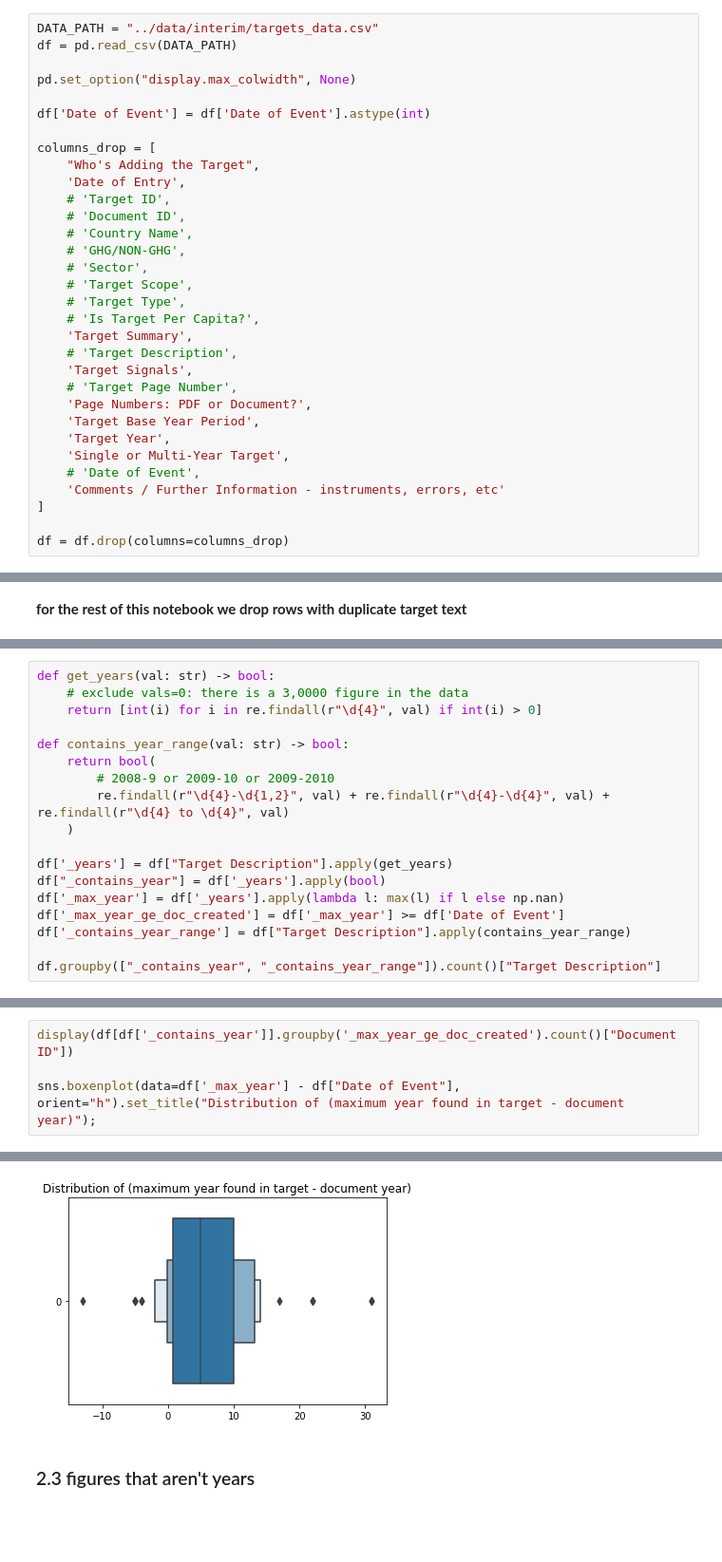
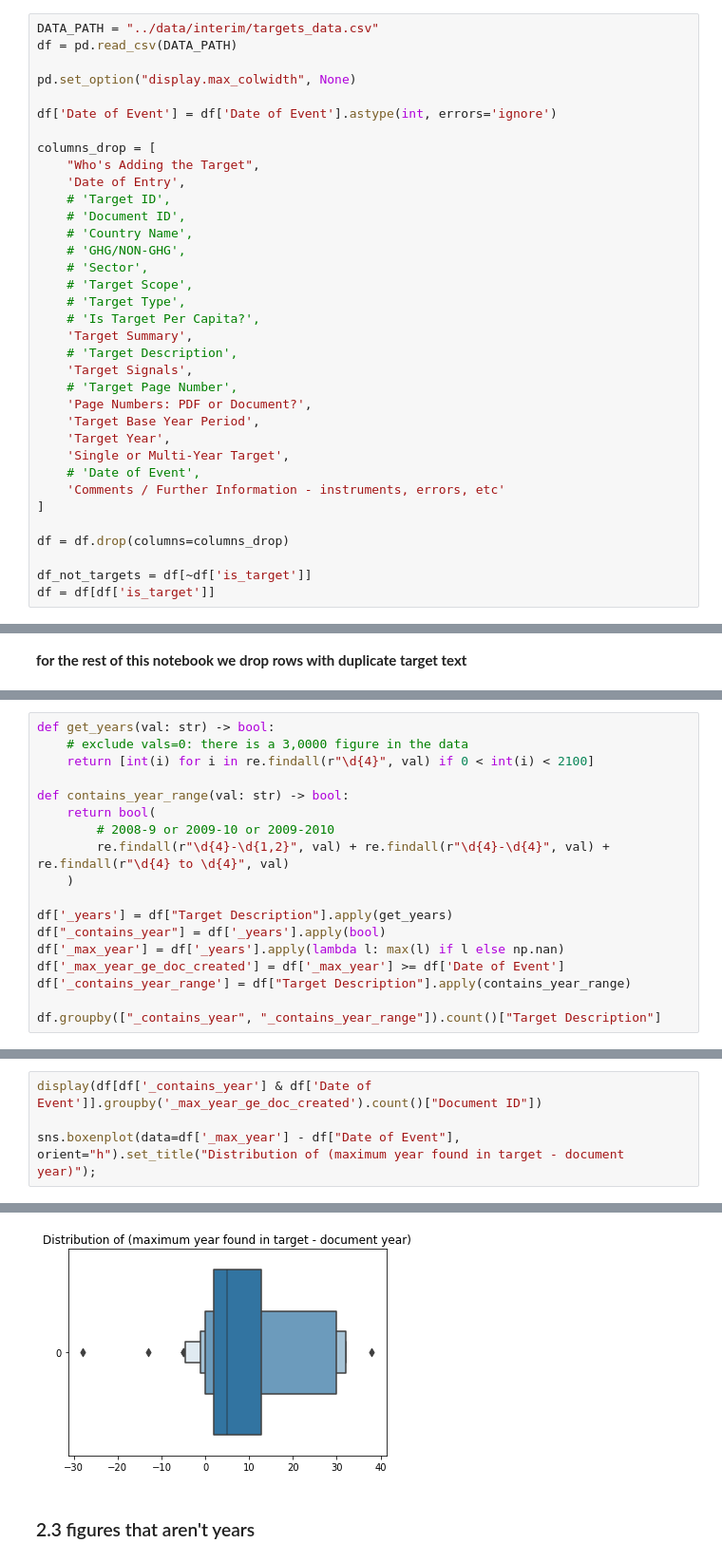
Before and after one commit to climatepolicyradar/target-retrieval, a Jupyter notebook: notebooks/kalyan-EDA.ipynb, the cells around one changed output, grey strips where cells are left out. Shown at 95% size. Cells and saved outputs as stored; diff of their text form; blank space fills up the shorter version.

Commit message:
update targets EDA

```diff
--- a/notebooks/kalyan-EDA.ipynb
+++ b/notebooks/kalyan-EDA.ipynb
@@ -19,7 +19,7 @@ df = pd.read_csv(DATA_PATH)
 
 pd.set_option("display.max_colwidth", None)
 
-df['Date of Event'] = df['Date of Event'].astype(int)
+df['Date of Event'] = df['Date of Event'].astype(int, errors='ignore')
 
 columns_drop = [
     "Who's Adding the Target",
@@ -45,6 +45,9 @@ columns_drop = [
 ]
 
 df = df.drop(columns=columns_drop)
+
+df_not_targets = df[~df['is_target']]
+df = df[df['is_target']]
 # %%
 rnd_seed = 142
 nlp = spacy.load("en_core_web_sm")
@@ -74,7 +77,7 @@ len(df)
 # %%
 def get_years(val: str) -> bool:
     # exclude vals=0: there is a 3,0000 figure in the data
-    return [int(i) for i in re.findall(r"\d{4}", val) if int(i) > 0]
+    return [int(i) for i in re.findall(r"\d{4}", val) if 0 < int(i) < 2100]
 
 def contains_year_range(val: str) -> bool:
     return bool(
@@ -100,5 +103,5 @@ Name: Target Description, dtype: int64
 # %%
-display(df[df['_contains_year']].groupby('_max_year_ge_doc_created').count()["Document ID"])
+display(df[df['_contains_year'] & df['Date of Event']].groupby('_max_year_ge_doc_created').count()["Document ID"])
 
 sns.boxenplot(data=df['_max_year'] - df["Date of Event"], orient="h").set_title("Distribution of (maximum year found in target - document year)");
 # %% [output]
@@ -108,5 +111,5 @@ True     91
 Name: Document ID, dtype: int64
-[figure, old version]
+[figure, new version]
 # %% [markdown]
 ### 2.3 figures that aren't years
 # %% [markdown]
```
Also changed, not shown: parts of 18 cells of this notebook.
